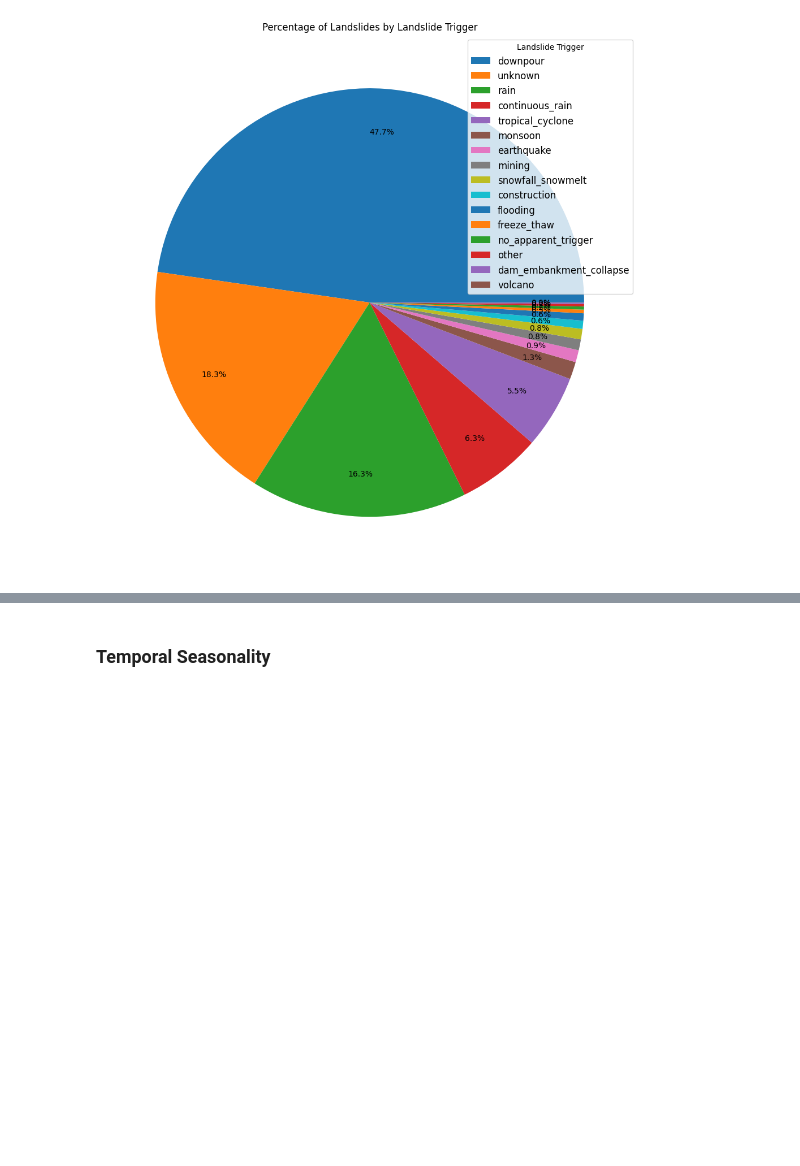
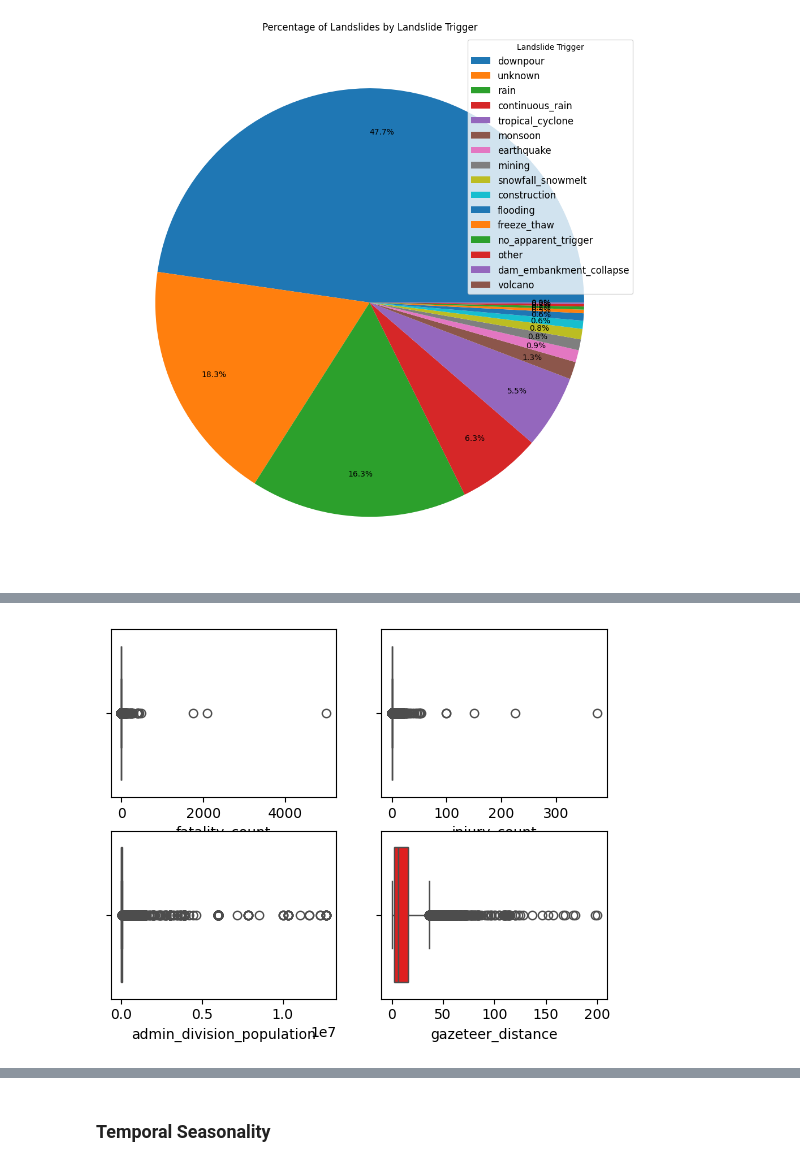
Before and after one commit to Mcrash01/Python-data-analysis, a Jupyter notebook: exploration.ipynb, the cells around one changed output, grey strips where cells are left out. Saved outputs shown, nothing was run; the diff lists cells and outputs as text; code cells hidden in the pictures; blank space fills up the shorter version.

```diff
--- a/exploration.ipynb
+++ b/exploration.ipynb
@@ -464,0 +473,10 @@ plt.show()
+# %%
+# boxplot to show outliers for each numerical feature
+fig, axes = plt.subplots(2, 2)
+input_features = ['fatality_count', 'injury_count', 'admin_division_population', 'gazeteer_distance']
+
+for i, ax in enumerate(axes.flat):
+    sns.boxplot(x=input_features[i], data=landslides, ax=ax, color='red')
+plt.show()
+# %% [output]
+[figure, added]
```
Also changed, not shown: parts of 7 cells of this notebook.
